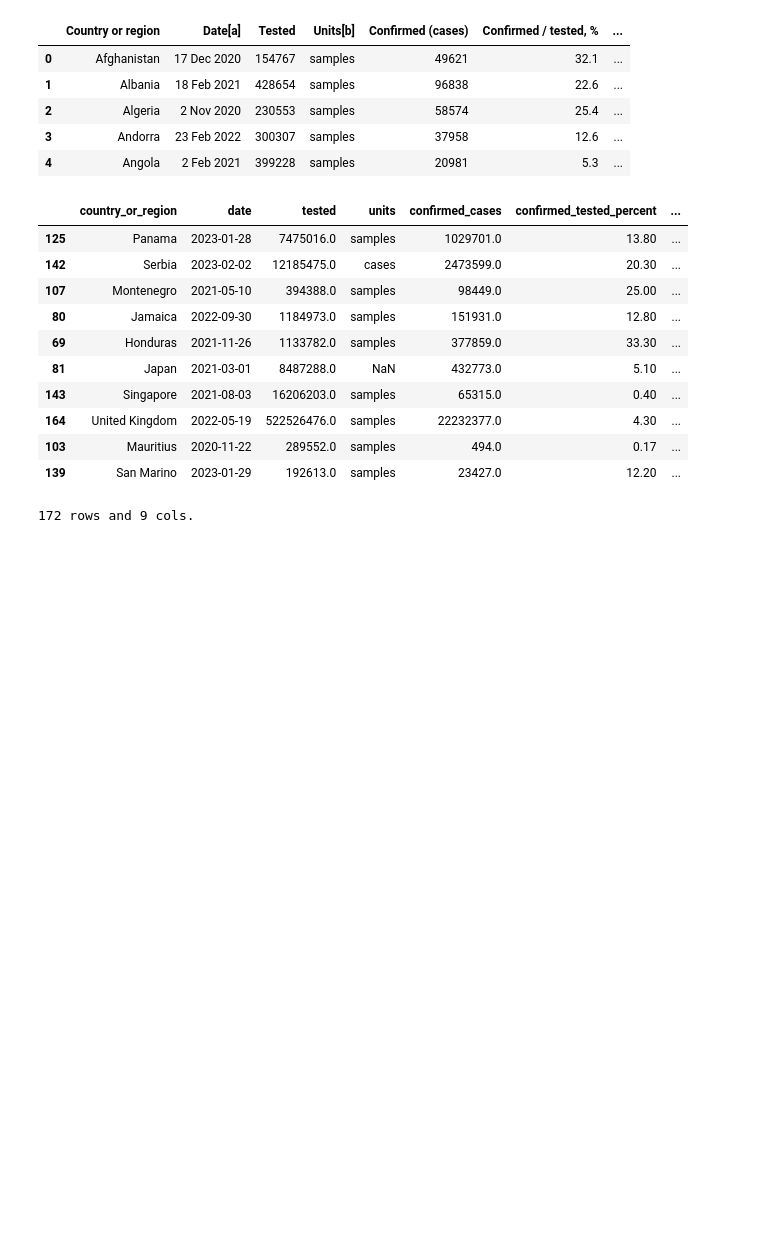
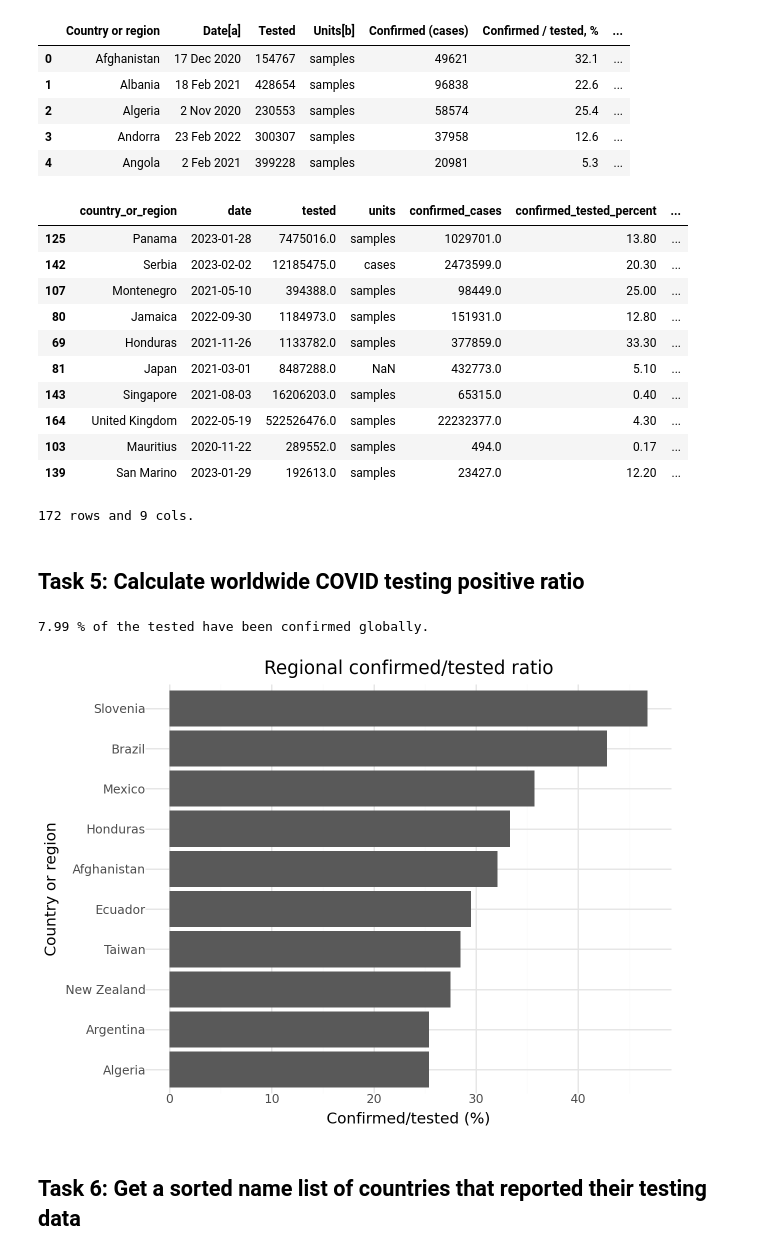
Before and after one commit to tros01/ibm_data_analyst, a Jupyter notebook: py_m5_covid-19_project.ipynb, the cells around one changed output. Saved outputs shown, nothing was run; the diff lists cells and outputs as text; code cells hidden in the pictures; blank space fills up the shorter version.

```diff
--- a/py_m5_covid-19_project.ipynb
+++ b/py_m5_covid-19_project.ipynb
@@ -131,3 +135,40 @@ d = df.shape
 print(f"{d[0]} rows and {d[1]} cols.")
 # %% [output]
 172 rows and 9 cols.
+# %% [markdown]
+## Task 5: Calculate worldwide COVID testing positive ratio
+# %%
+# Global confirmed / tested ratio
+confirmed_tested = df["confirmed_cases"].sum() / df["tested"].sum()
+
+print(round(confirmed_tested * 100, 2), "% of the tested have been confirmed globally.")
+# %% [output]
+7.99 % of the tested have been confirmed globally.
+# %%
+# Top 10 confirmed per country
+gg_df1 = df.copy()
+gg_df1 = gg_df1.sort_values("confirmed_tested_percent", ascending=False)
+gg_df1 = gg_df1.iloc[range(10)]
+
+    # Construct a factor for ggplot
+gg_df1["country_or_region"] = pd.Categorical(
+    gg_df1["country_or_region"],
+    categories=gg_df1["country_or_region"].tolist()[::-1],
+    ordered=True
+)
+
+(
+    gg.ggplot(gg_df1, mapping = gg.aes(x="country_or_region", y="confirmed_tested_percent")) +
+    gg.geom_bar(stat="identity") +
+    gg.coord_flip() +
+    gg.theme_minimal() +
+    gg.labs(
+        title="Regional confirmed/tested ratio",
+        x="Country or region",
+        y="Confirmed/tested (%)"
+    )
+)
+# %% [output]
+[figure, added]
+# %% [markdown]
+## Task 6: Get a sorted name list of countries that reported their testing data
```
Also changed, not shown: parts of 2 cells of this notebook.
